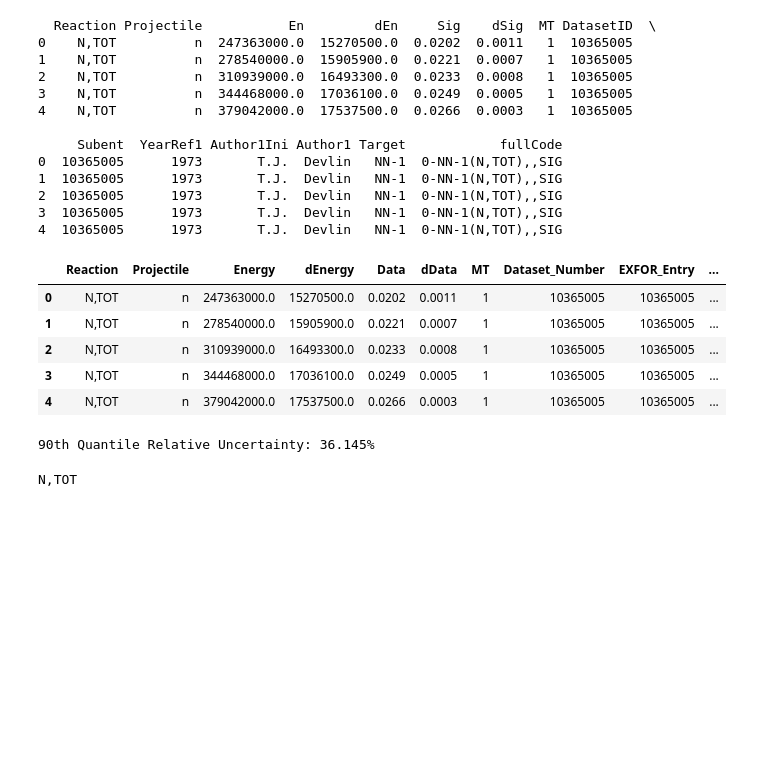
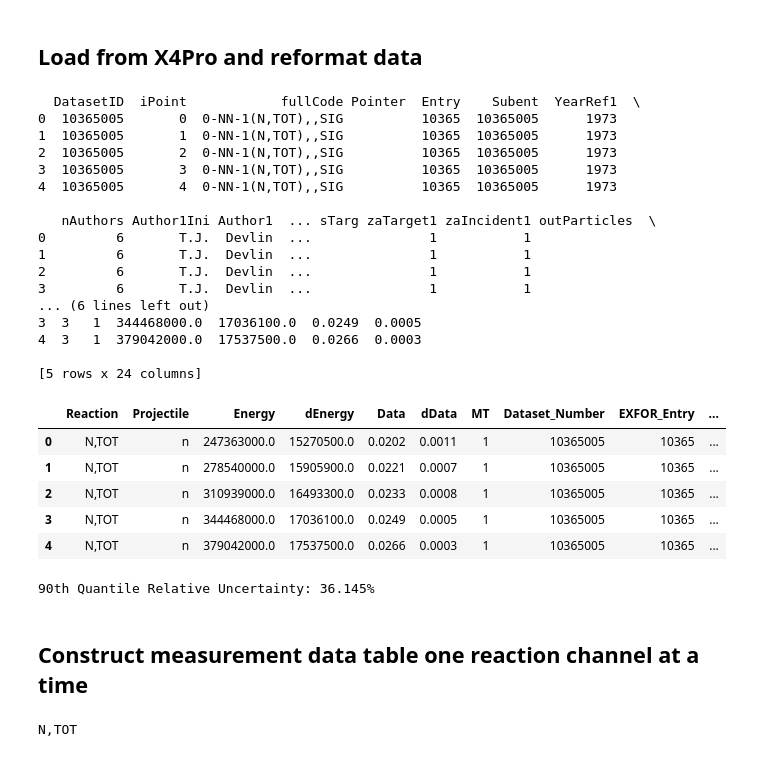
Before and after one commit to iankolaja/NuGrade-PreProcessing, a Jupyter notebook: 1_raw_data_ingestion.ipynb, the cells around one changed output. Cells and saved outputs as stored; diff of their text form; code cells hidden in the pictures; blank space fills up the shorter version.

```diff
--- a/main_notebook.ipynb
+++ b/1_raw_data_ingestion.ipynb
@@ -23,9 +23,11 @@ x4sqlite_directory = "sources/x4sqlite1.db"
 
 
 output_directory = "output/"
+# %% [markdown]
+## Load from X4Pro and reformat data
 # %%
 # X4 data types
 data_types = {'Reaction': str, 'Projectile': str, 'MT': np.int16, 'Target': str,
               'En': np.float64, 'dEn': np.float64, 'Sig': np.float64, 'dSig': np.float64,
               'fullCode': str, 'YearRef1': np.int16, 'Author1Ini': str, 'Author1': str,
-              'DatasetID': str, 'Subent': str}
+              'DatasetID': str, 'Subent': str, 'Entry': str,}
@@ -32,21 +37,25 @@ data_types = {'Reaction': str, 'Projectile': str, 'MT': np.int16, 'Target': str,
 # %%
-# Extract SQL data into simple DataFrame
-con = sqlite3.connect(x4sqlite_directory)
-query = "SELECT Reaction, Projectile, En, dEn, Sig, dSig, MT, DatasetID, Subent, YearRef1, Author1Ini, Author1, Target, fullCode from sig1"
+# Extract table data into pandas dataframe
+query = """SELECT Reaction, Projectile, En, dEn, Sig, dSig,
+            MT, DatasetID, Entry, Subent, YearRef1,
+            Author1Ini, Author1, Target, fullCode from sig1"""
 exfor_df = pd.read_sql_query(query, con, dtype=data_types)
 print(exfor_df.head())
-con.close()
 # %% [output]
-  Reaction Projectile           En         dEn     Sig    dSig  MT DatasetID  \
-0    N,TOT          n  247363000.0  15270500.0  0.0202  0.0011   1  10365005
-1    N,TOT          n  278540000.0  15905900.0  0.0221  0.0007   1  10365005
-2    N,TOT          n  310939000.0  16493300.0  0.0233  0.0008   1  10365005
-3    N,TOT          n  344468000.0  17036100.0  0.0249  0.0005   1  10365005
-4    N,TOT          n  379042000.0  17537500.0  0.0266  0.0003   1  10365005
+  DatasetID  iPoint            fullCode Pointer  Entry    Subent  YearRef1  \
+0  10365005       0  0-NN-1(N,TOT),,SIG          10365  10365005      1973
+1  10365005       1  0-NN-1(N,TOT),,SIG          10365  10365005      1973
+2  10365005       2  0-NN-1(N,TOT),,SIG          10365  10365005      1973
+3  10365005       3  0-NN-1(N,TOT),,SIG          10365  10365005      1973
+4  10365005       4  0-NN-1(N,TOT),,SIG          10365  10365005      1973
 
-     Subent  YearRef1 Author1Ini Author1 Target            fullCode
-0  10365005      1973       T.J.  Devlin   NN-1  0-NN-1(N,TOT),,SIG
-1  10365005      1973       T.J.  Devlin   NN-1  0-NN-1(N,TOT),,SIG
-2  10365005      1973       T.J.  Devlin   NN-1  0-NN-1(N,TOT),,SIG
-3  10365005      1973       T.J.  Devlin   NN-1  0-NN-1(N,TOT),,SIG
-4  10365005      1973       T.J.  Devlin   NN-1  0-NN-1(N,TOT),,SIG
+   nAuthors Author1Ini Author1  ... sTarg zaTarget1 zaIncident1 outParticles  \
+0         6       T.J.  Devlin  ...               1           1
+1         6       T.J.  Devlin  ...               1           1
+2         6       T.J.  Devlin  ...               1           1
+3         6       T.J.  Devlin  ...               1           1
+... (6 lines left out)
+3  3   1  344468000.0  17036100.0  0.0249  0.0005
+4  3   1  379042000.0  17537500.0  0.0266  0.0003
+
+[5 rows x 24 columns]
@@ -53,19 +65,19 @@ con.close()
 # %%
 # Reformat and rename EXFOR data
 exfor_df['A'] = exfor_df[['Target']].applymap(get_A)
 exfor_df['Element'] = exfor_df[['Target']].applymap(get_element)
 exfor_df['Z'] = exfor_df[['Element']].applymap(get_z)
 exfor_df['Author'] = exfor_df['Author1Ini'] + exfor_df['Author1']
-exfor_df.rename(columns={"En": "Energy", "dEn": "dEnergy", "Subent": "EXFOR_Entry", "DatasetID": "Dataset_Number",
+exfor_df.rename(columns={"En": "Energy", "dEn": "dEnergy", "Subent": "EXFOR_Subentry", "Entry": "EXFOR_Entry", "DatasetID": "Dataset_Number",
                          "YearRef1": "Year", "Sig": "Data", "dSig": "dData"}, inplace=True)
 display(exfor_df.head())
 # %% [output]
 |  | Reaction | Projectile | Energy | dEnergy | Data | dData | MT | Dataset_Number | EXFOR_Entry | ... |
-| 0 | N,TOT | n | 247363000.0 | 15270500.0 | 0.0202 | 0.0011 | 1 | 10365005 | 10365005 | ... |
-| 1 | N,TOT | n | 278540000.0 | 15905900.0 | 0.0221 | 0.0007 | 1 | 10365005 | 10365005 | ... |
-| 2 | N,TOT | n | 310939000.0 | 16493300.0 | 0.0233 | 0.0008 | 1 | 10365005 | 10365005 | ... |
-| 3 | N,TOT | n | 344468000.0 | 17036100.0 | 0.0249 | 0.0005 | 1 | 10365005 | 10365005 | ... |
-| 4 | N,TOT | n | 379042000.0 | 17537500.0 | 0.0266 | 0.0003 | 1 | 10365005 | 10365005 | ... |
+| 0 | N,TOT | n | 247363000.0 | 15270500.0 | 0.0202 | 0.0011 | 1 | 10365005 | 10365 | ... |
+| 1 | N,TOT | n | 278540000.0 | 15905900.0 | 0.0221 | 0.0007 | 1 | 10365005 | 10365 | ... |
+| 2 | N,TOT | n | 310939000.0 | 16493300.0 | 0.0233 | 0.0008 | 1 | 10365005 | 10365 | ... |
+| 3 | N,TOT | n | 344468000.0 | 17036100.0 | 0.0249 | 0.0005 | 1 | 10365005 | 10365 | ... |
+| 4 | N,TOT | n | 379042000.0 | 17537500.0 | 0.0266 | 0.0003 | 1 | 10365005 | 10365 | ... |
 # %%
 relative_unc = exfor_df["dData"]/exfor_df["Data"]
 relative_unc = relative_unc.replace(np.inf, np.nan)
@@ -139,4 +148,6 @@ def compute_channel_data(eval_path, evaluation, channel_data, mt, energy_values,
         channel_data[evaluation + "_chi_squared"] = np.nan
         print(f"{eval_path} not found. Evaluation does not exist?")
     return channel_data, found_eval
+# %% [markdown]
+## Construct measurement data table one reaction channel at a time
 # %%
```
Also changed, not shown: parts of 14 cells of this notebook, 5 other files.
